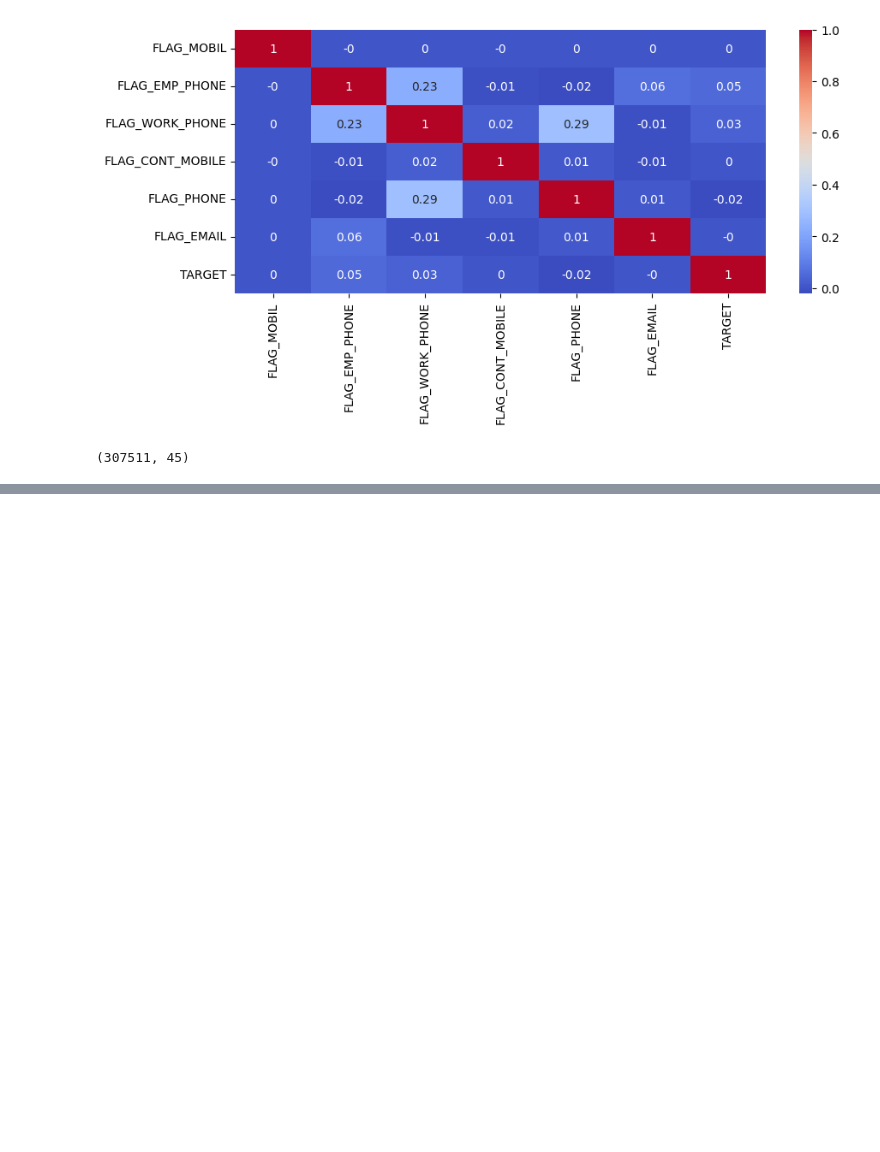
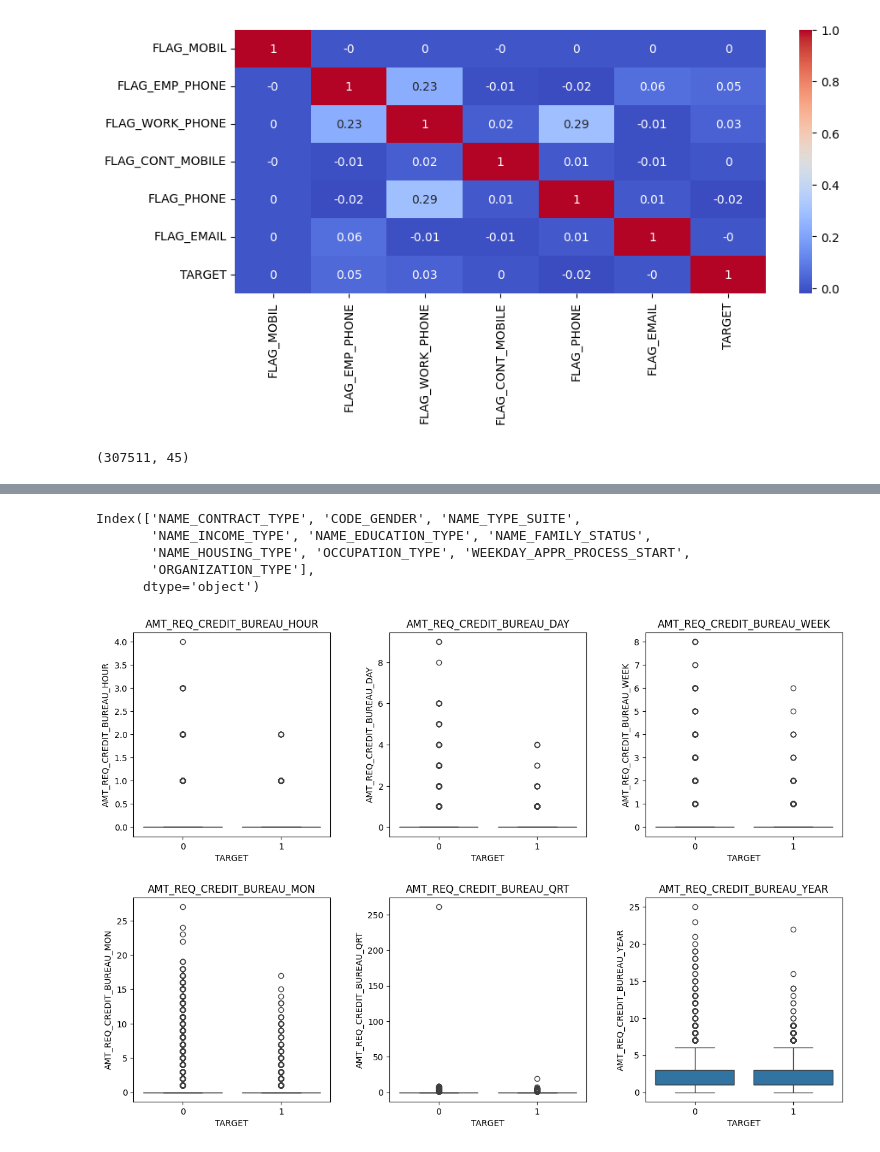
Before and after one commit to yuvi31102000/Loan_default, a Jupyter notebook: Loan_default.ipynb, the cells around one changed output, grey strips where cells are left out. Drawn from its saved outputs; the diff is of its cells as text; code cells hidden in the pictures; blank space fills up the shorter version.

```diff
--- a/Loan_default.ipynb
+++ b/Loan_default.ipynb
@@ -492,0 +511,7 @@ df_app_data.to_csv('/content/drive/MyDrive/df_app_data.csv', index=False)
+# %%
+df_app_data = pd.read_csv('/content/drive/MyDrive/df_app_data.csv')
+# %%
+df_app_data = df_app_data.copy()
+# %%
+num_cols = df_app_data.select_dtypes(include=[np.number]).columns
+num_cols
@@ -492,0 +535,21 @@ df_app_data.to_csv('/content/drive/MyDrive/df_app_data.csv', index=False)
+# %%
+cat_cols = df_app_data.select_dtypes(include=['object']).columns
+cat_cols
+# %% [output]
+Index(['NAME_CONTRACT_TYPE', 'CODE_GENDER', 'NAME_TYPE_SUITE',
+       'NAME_INCOME_TYPE', 'NAME_EDUCATION_TYPE', 'NAME_FAMILY_STATUS',
+       'NAME_HOUSING_TYPE', 'OCCUPATION_TYPE', 'WEEKDAY_APPR_PROCESS_START',
+       'ORGANIZATION_TYPE'],
+      dtype='object')
+# %%
+amt_req_cols = [col for col in num_cols if col.startswith('AMT_REQ_')]
+
+fig, axes = plt.subplots(nrows=2, ncols=3, figsize=(15, 10))
+sns.set_theme()
+for i, col in enumerate(amt_req_cols):
+    sns.boxplot(data=df_app_data, y=col, x='TARGET', ax=axes[i // 3, i % 3])
+    axes[i // 3, i % 3].set_title(col)
+fig.subplots_adjust(wspace=0.3, hspace=0.3)
+plt.show()
+# %% [output]
+[figure, added]
```
Also changed, not shown: parts of 13 cells of this notebook.
